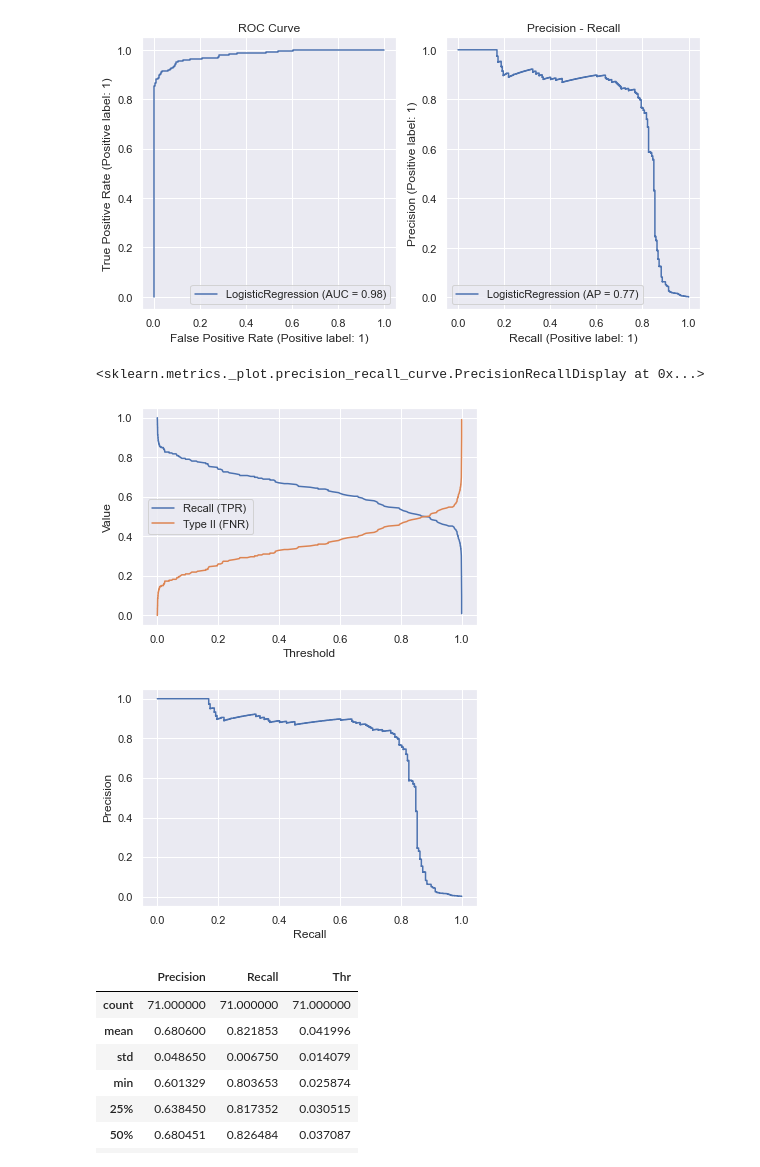
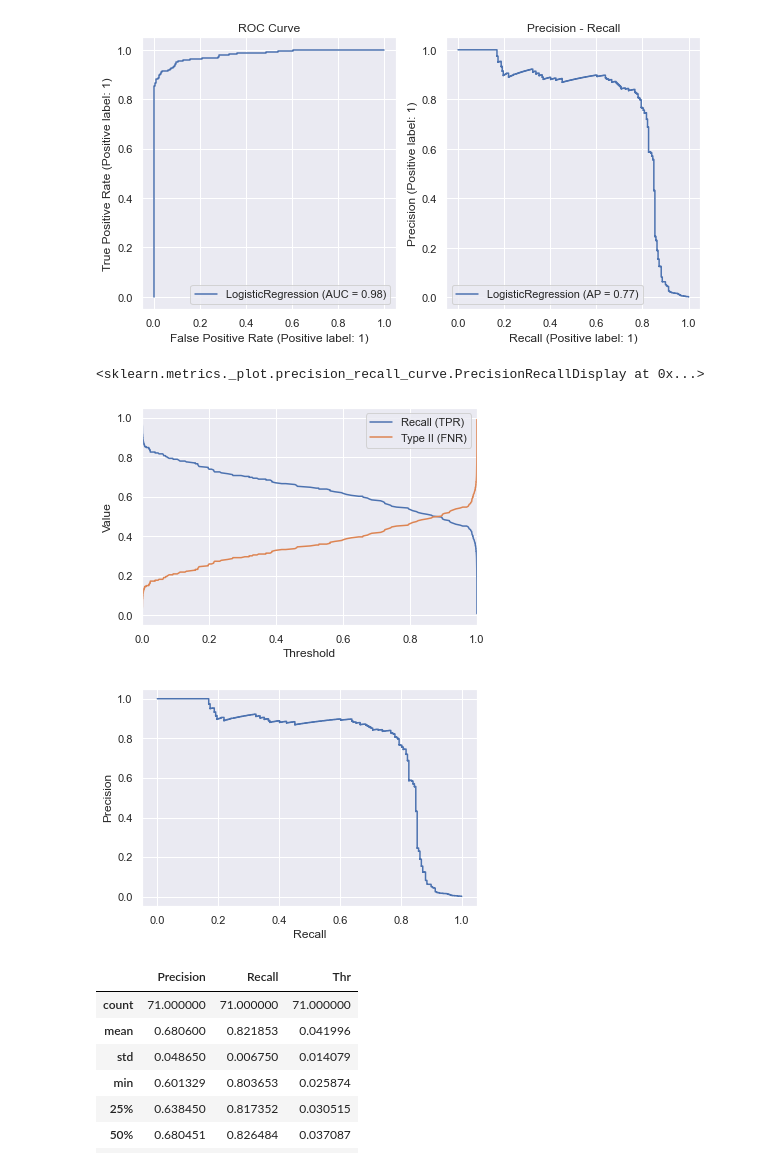
Before and after one commit to FelixOnofrei/Data-Science, a Jupyter notebook: Fraud_Detection/Credit Card Fraud Detection - Kaggle Dataset.ipynb, the cells around one changed output. Cells and saved outputs as stored; diff of their text form; code cells hidden in the pictures.

```diff
--- a/Fraud_Detection/Credit Card Fraud Detection - Kaggle Dataset.ipynb
+++ b/Fraud_Detection/Credit Card Fraud Detection - Kaggle Dataset.ipynb
@@ -451,22 +451,22 @@ plot_metrics(log_reg,X,y)
 # %%
 precision, recall, thr = precision_recall_curve(y,log_reg.predict_proba(X)[:,1])
 FPR, TPR_2,thr2 = roc_curve(y,log_reg.predict_proba(X)[:,1])
 
 TPR = recall[:-1]
 FNR = 1 - recall[:-1]
 
 fig, ax1 = plt.subplots(1,1)
 ax1.plot(thr,TPR)
 ax1.plot(thr,FNR)
 ax1.set_ylabel('Value')
 ax1.set_xlabel('Threshold')
 ax1.legend(['Recall (TPR)','Type II (FNR)'])
-#ax1.set_xlim([0,1])
+ax1.set_xlim([0,1])
 
 PrecisionRecallDisplay(precision, recall).plot()
 # %% [output]
 <sklearn.metrics._plot.precision_recall_curve.PrecisionRecallDisplay at 0x...>
-[figure, old version]
+[figure, new version]
 [figure]
 # %%
 pr = (pd.DataFrame([precision,recall,thr])).transpose()
```
Also changed, not shown: parts of 5 cells of this notebook.
